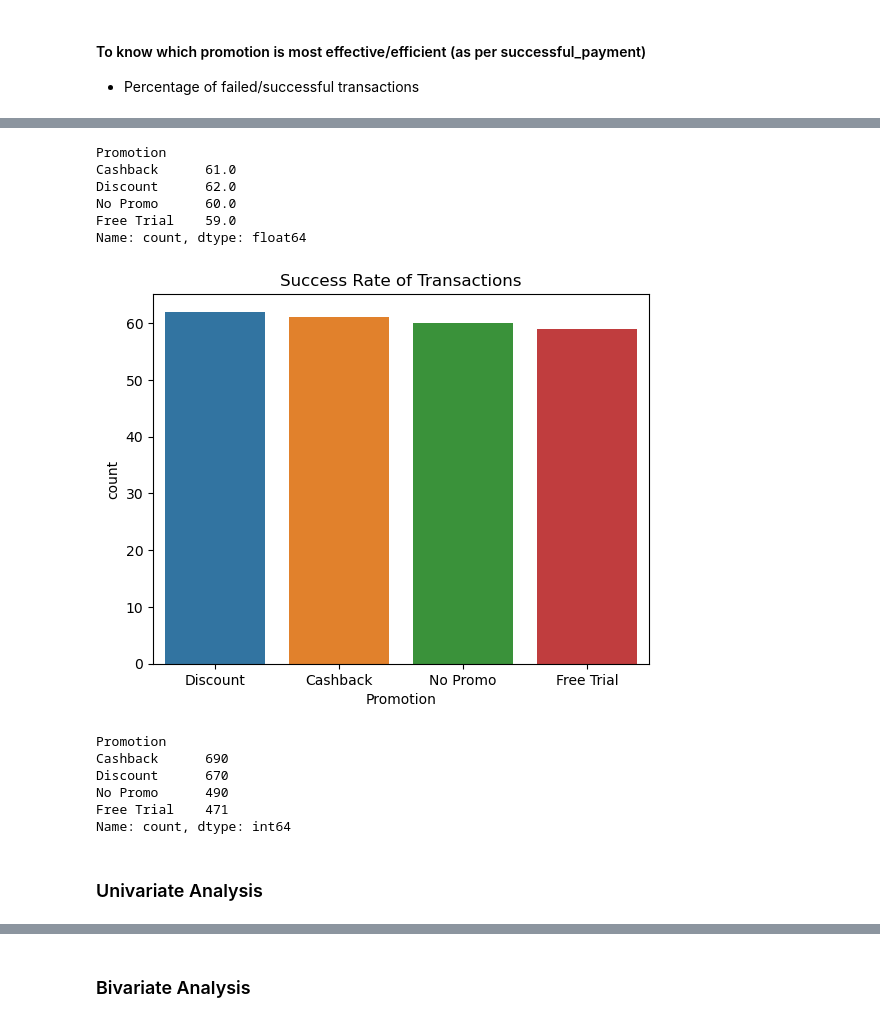
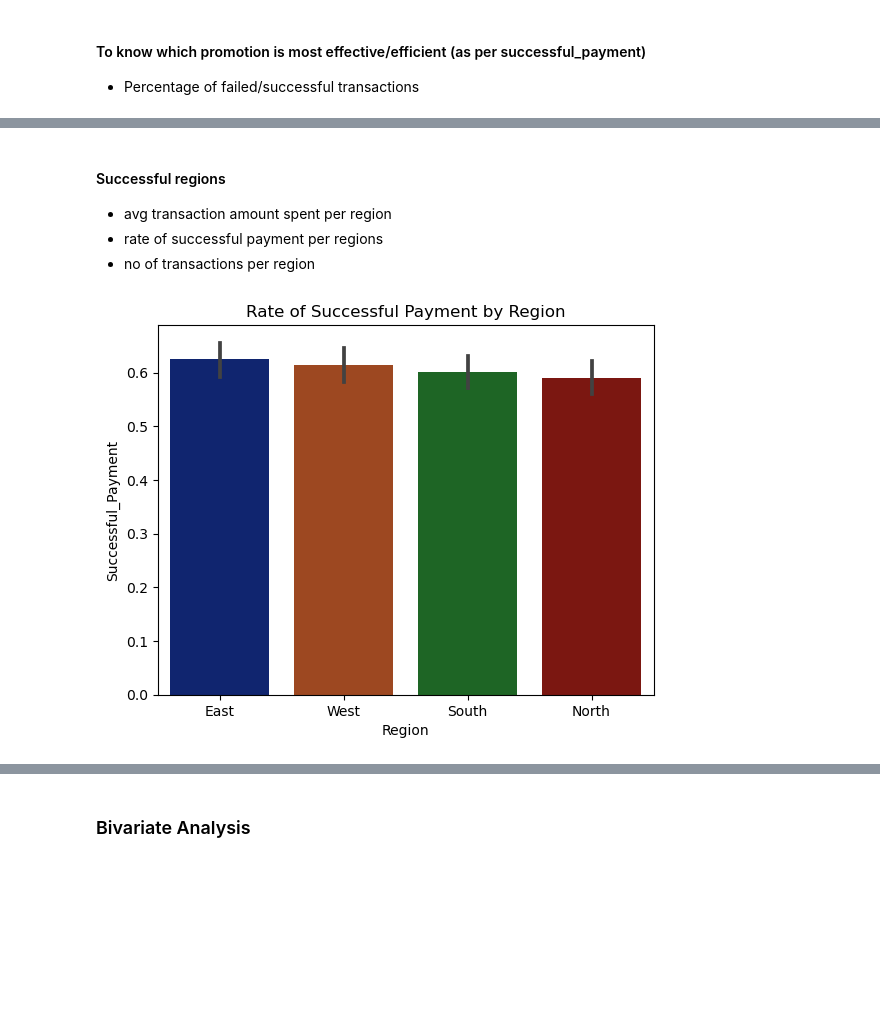
Before and after one commit to kuropeter/a-b_promotion_testing, a Jupyter notebook: ab_testing_project.ipynb, the cells around one changed output, grey strips where cells are left out. Cells and saved outputs as stored; diff of their text form; code cells hidden in the pictures; blank space fills up the shorter version.

```diff
--- a/ab_testing_project.ipynb
+++ b/ab_testing_project.ipynb
@@ -192,23 +205,8 @@ Index(['User_ID', 'Age', 'Gender', 'Region', 'Device', 'Payment_Method',
-# %%
-# Percentage of failed/successful transactions
-promotions = df['Promotion'].value_counts()
-success_per_promtoion = df['Promotion'].loc[df['Successful_Payment']==1].value_counts()
-percentage = round((success_per_promtoion/promotions)*100)
-print(percentage)
-# %% [output]
-Promotion
-Cashback      61.0
-Discount      62.0
-No Promo      60.0
-Free Trial    59.0
-Name: count, dtype: float64
 # %%
-order = percentage.reset_index().sort_values('count', ascending=False)['Promotion']
-sns.barplot(data=percentage.reset_index(),
-            x='Promotion',
-            y='count',
-            order=order
-           )
-plt.title('Success Rate of Transactions');
+# order = percentage.reset_index().sort_values('count', ascending=False)['Promotion']
+# sns.barplot(data=percentage.reset_index(),
+#             x='Promotion',
+#             y='count',
+#             order=order
+#            )
+# plt.title('Success Rate of Transactions');
-# %% [output]
-[figure, removed]
@@ -215,11 +219,20 @@ plt.title('Success Rate of Transactions');
 # %%
-df['Promotion'].loc[df['Successful_Payment']==1].value_counts()
+# df['Promotion'].loc[df['Successful_Payment']==1].value_counts()
-# %% [output]
-Promotion
-Cashback      690
-Discount      670
-No Promo      490
-Free Trial    471
-Name: count, dtype: int64
 # %% [markdown]
-### Univariate Analysis
+#### Successful regions
+- avg transaction amount spent per region
+- rate of successful payment per regions
+- no of transactions per region
+# %%
+# avg transaction amount spent per region
+# fig, ax = plt.subplots(1,2, figsize=(12,5))
+order = df.groupby('Region')['Successful_Payment'].mean().sort_values(ascending=False).index
+sns.barplot(data=df,
+            x='Region',
+            y='Successful_Payment',
+            palette='dark',
+            order=order
+           )
+plt.title('Rate of Successful Payment by Region');
+# %% [output]
+[figure, added]
```
Also changed, not shown: parts of 13 cells of this notebook.
